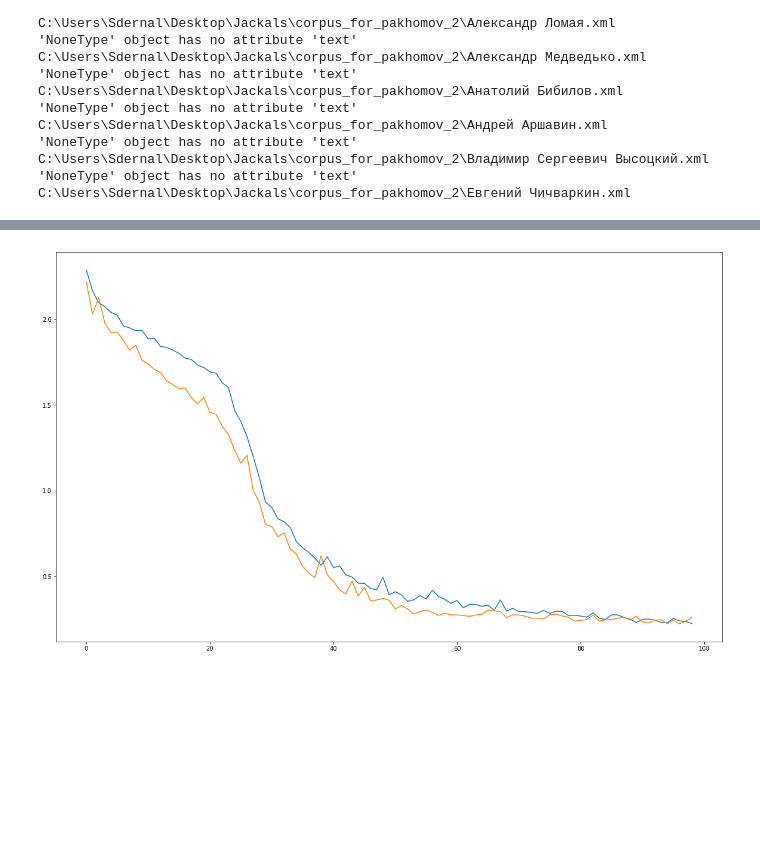
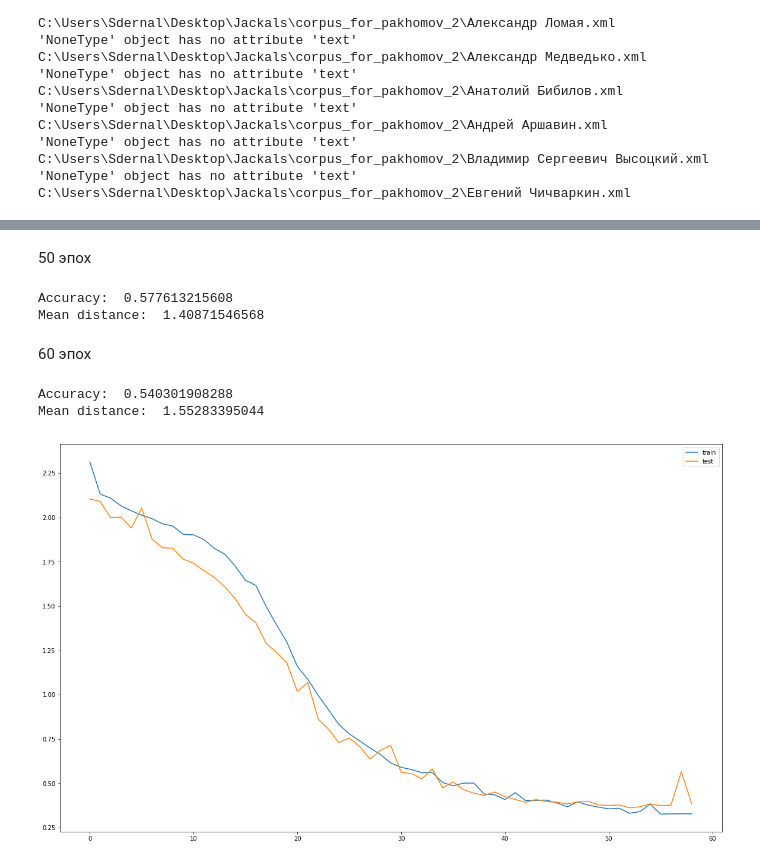
Before and after one commit to Sdernal/TextNormalization, a Jupyter notebook: WithPytorch/Experiments.ipynb, the cells around one changed output, grey strips where cells are left out. Drawn from its saved outputs; the diff is of its cells as text; code cells hidden in the pictures; blank space fills up the shorter version.

```diff
--- a/WithPytorch/Experiments.ipynb
+++ b/WithPytorch/Experiments.ipynb
@@ -64,7 +87,26 @@ Epoch 3
+# %% [markdown]
+50 эпох
+# %%
+import numpy as np
+print('Accuracy: ', np.mean(matched))
+print('Mean distance: ', np.mean(distances))
+# %% [output]
+Accuracy:  0.577613215608
+Mean distance:  1.40871546568
+# %% [markdown]
+60 эпох
+# %%
+import numpy as np
+print('Accuracy: ', np.mean(matched))
+print('Mean distance: ', np.mean(distances))
+# %% [output]
+Accuracy:  0.540301908288
+Mean distance:  1.55283395044
 # %%
 plt.figure(figsize=(20,12))
-plt.plot(train_losses_all[1:])
-plt.plot(test_losses_all[1:])
+plt.plot(train_losses_all[1:], label='train')
+plt.plot(test_losses_all[1:], label='test')
+plt.legend()
 plt.show()
 # %% [output]
-[figure, old version]
+[figure, new version]
```
Also changed, not shown: parts of 11 cells of this notebook, 3 other files.
